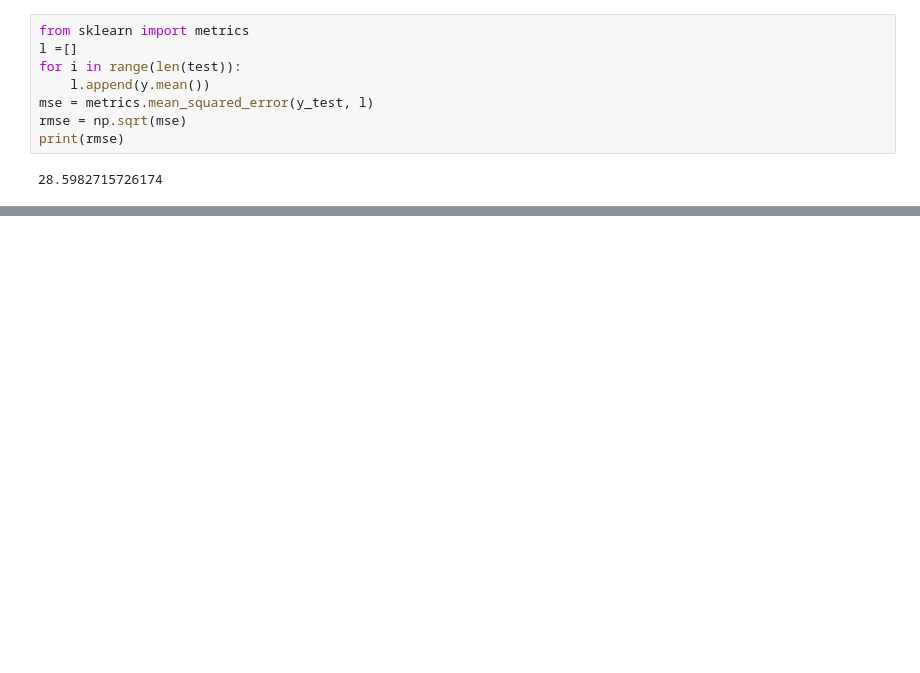
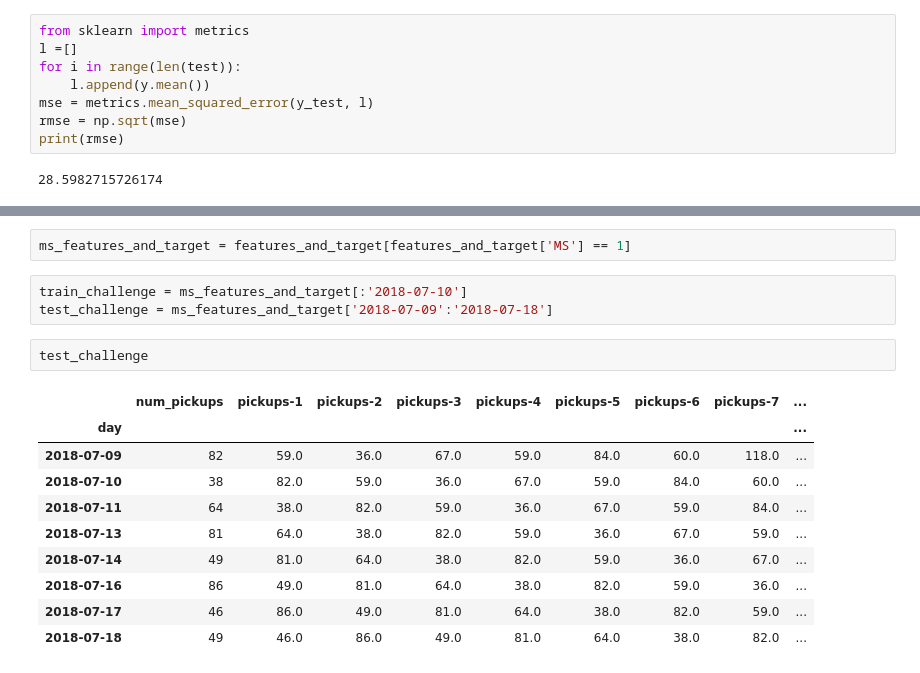
Before and after one commit to doreensacker/Forcasting-demand, a Jupyter notebook: Zipjet.ipynb, the cells around one changed output, grey strips where cells are left out. Drawn from its saved outputs; the diff is of its cells as text; blank space fills up the shorter version.

```diff
--- a/Zipjet.ipynb
+++ b/Zipjet.ipynb
@@ -683,0 +662,18 @@ plt.show()
+# %%
+ms_features_and_target = features_and_target[features_and_target['MS'] == 1]
+# %%
+train_challenge = ms_features_and_target[:'2018-07-10']
+test_challenge = ms_features_and_target['2018-07-09':'2018-07-18']
+# %%
+test_challenge
+# %% [output]
+|  | num_pickups | pickups-1 | pickups-2 | pickups-3 | pickups-4 | pickups-5 | pickups-6 | pickups-7 | ... |
+| day |  |  |  |  |  |  |  |  | ... |
+| 2018-07-09 | 82 | 59.0 | 36.0 | 67.0 | 59.0 | 84.0 | 60.0 | 118.0 | ... |
+| 2018-07-10 | 38 | 82.0 | 59.0 | 36.0 | 67.0 | 59.0 | 84.0 | 60.0 | ... |
+| 2018-07-11 | 64 | 38.0 | 82.0 | 59.0 | 36.0 | 67.0 | 59.0 | 84.0 | ... |
+| 2018-07-13 | 81 | 64.0 | 38.0 | 82.0 | 59.0 | 36.0 | 67.0 | 59.0 | ... |
+| 2018-07-14 | 49 | 81.0 | 64.0 | 38.0 | 82.0 | 59.0 | 36.0 | 67.0 | ... |
+| 2018-07-16 | 86 | 49.0 | 81.0 | 64.0 | 38.0 | 82.0 | 59.0 | 36.0 | ... |
+| 2018-07-17 | 46 | 86.0 | 49.0 | 81.0 | 64.0 | 38.0 | 82.0 | 59.0 | ... |
+| 2018-07-18 | 49 | 46.0 | 86.0 | 49.0 | 81.0 | 64.0 | 38.0 | 82.0 | ... |
```
Also changed, not shown: parts of 34 cells of this notebook.
